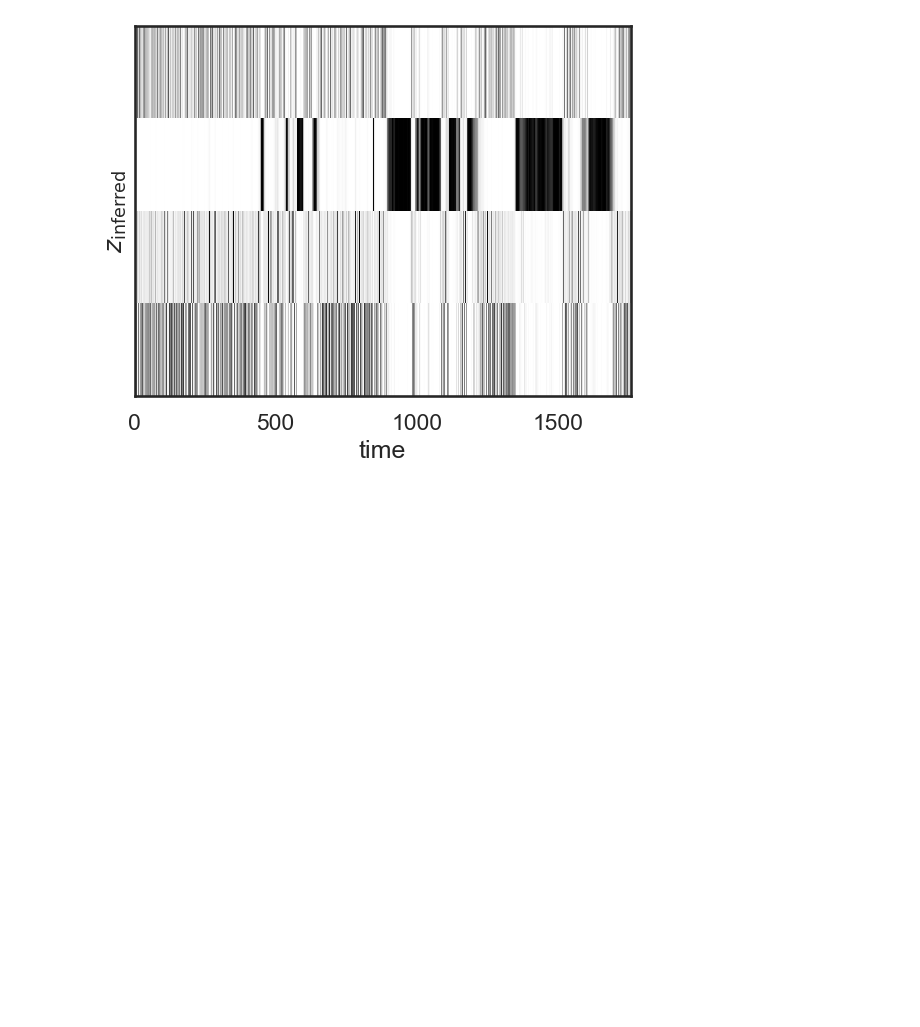
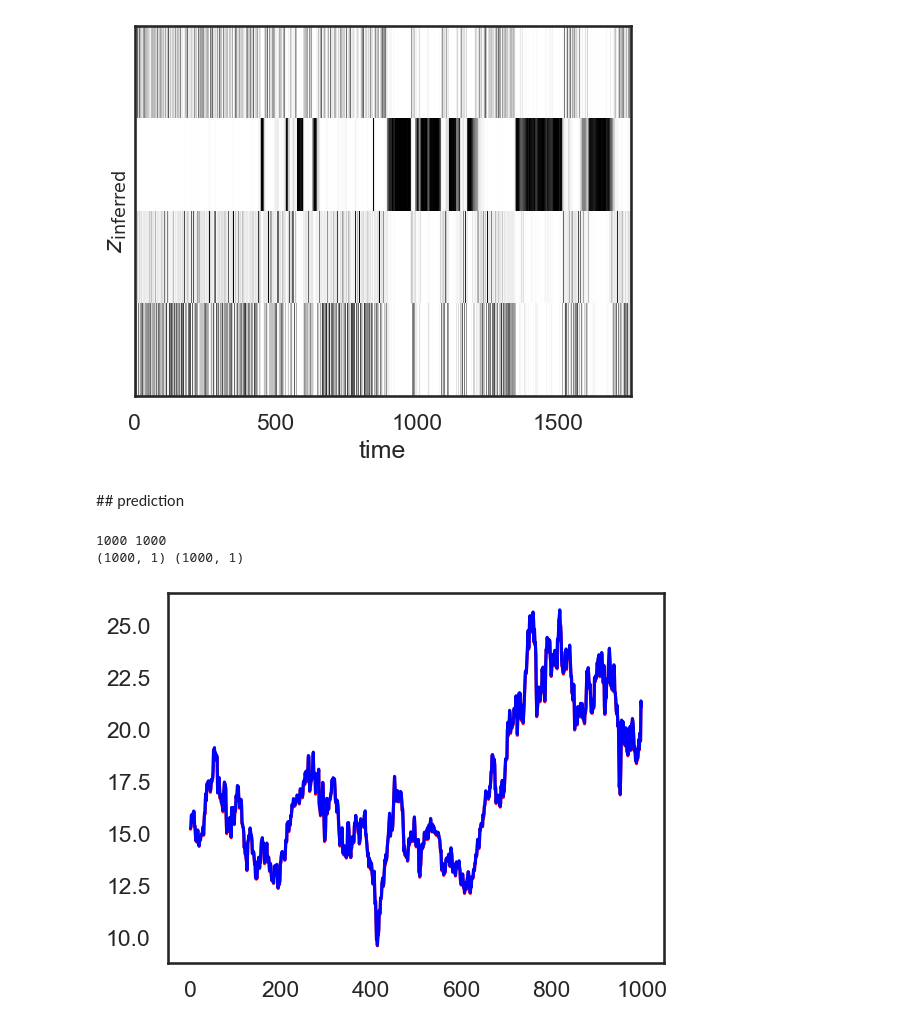
Before and after one commit to mzampar/PML_ARHMM, a Jupyter notebook: financial_analysis.ipynb, the cells around one changed output. Drawn from its saved outputs; the diff is of its cells as text; code cells hidden in the pictures; blank space fills up the shorter version.

Commit message:
prediction

```diff
--- a/financial_analysis.ipynb
+++ b/financial_analysis.ipynb
@@ -209,3 +208,5 @@ plt.xlabel("time")
 # %% [output]
 Text(0.5, 0, 'time')
 [figure]
+# %% [markdown]
+## prediction
@@ -211,0 +295,21 @@ Text(0.5, 0, 'time')
+# %%
+warnings.simplefilter("ignore")
+
+predictions = []
+start = 1000
+end = 2000
+for i in range(start, end, 1):
+    print(i)
+    predictions.append(predict(emissions[:i], data['Close'][i]))
+# %%
+d = data['Close'][start:end].to_numpy()
+d = d.reshape(1000,-1)
+plt.plot(d, color = 'red')
+predictions = np.array(predictions)
+plt.plot(predictions, color='blue')
+print(len(d), len(predictions))
+print(d.shape, predictions.shape)
+# %% [output]
+1000 1000
+(1000, 1) (1000, 1)
+[figure, added]
```
Also changed, not shown: parts of 9 cells of this notebook, 1 other file.
